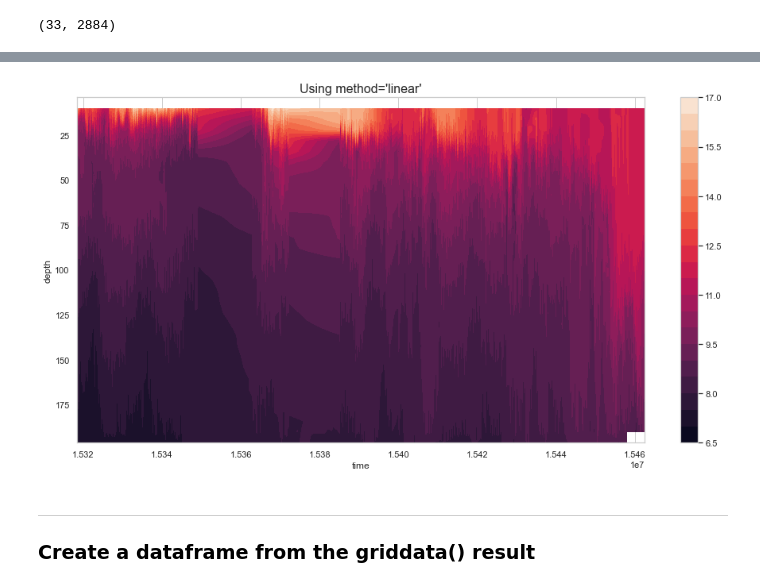
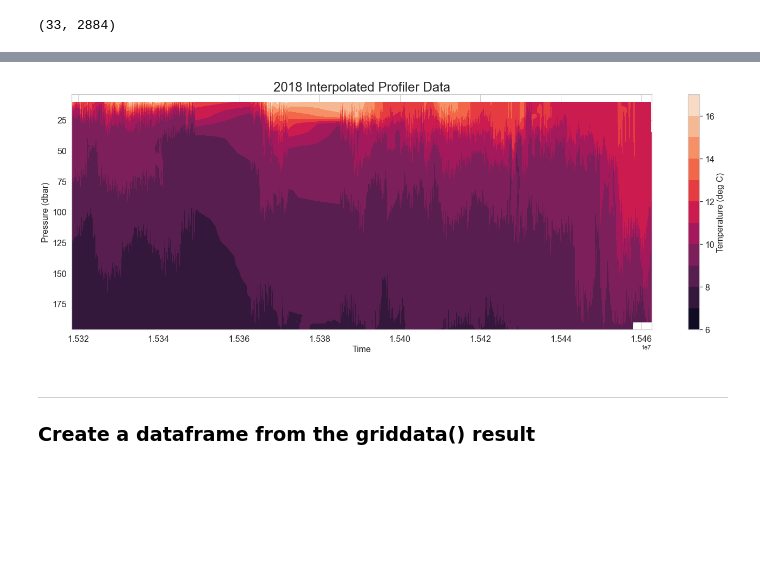
Before and after one commit to dgumustel/coastal-upwelling, a Jupyter notebook: notebooks/08_interpolation_griddata.ipynb, the cells around one changed output, grey strips where cells are left out. Cells and saved outputs as stored; diff of their text form; code cells hidden in the pictures; blank space fills up the shorter version.

Commit message:
Updated visuals

```diff
--- a/notebooks/08_interpolation_griddata.ipynb
+++ b/notebooks/08_interpolation_griddata.ipynb
@@ -238,4 +180,4 @@ plt.xticks(rotation=35);
 ### Using `griddata()`
 Apparently it's recommended that you add gaps in AFTER interpolating instead of removing the data prior to interpolating. Might delete everything above later... According to: https://www.mathworks.com/matlabcentral/answers/363643-use-griddata-ignoring-gaps-in-data
 # %%
-df
+df = profiler_data
@@ -522,17 +485,24 @@ zi_linear = griddata((x,y),z,(xi,yi),method='linear', rescale=True)
 # %%
-fig, ax = plt.subplots(figsize=(16,8))
+fig, ax = plt.subplots(figsize=(24,8))
 
-cs2 = ax.contourf(xi,yi,zi_linear, levels=20)
-plt.colorbar(cs2, ax=ax)
+cs2 = ax.contourf(xi,yi,zi_linear, levels=10)
+cb = plt.colorbar(cs2, ax=ax)
 # ax2.plot(x,y,'k.')
-ax.set_xlabel('time')
-ax.set_ylabel('depth')
+ax.set_xlabel('Time',fontsize=16)
+ax.set_ylabel('Pressure (dbar)',fontsize=16)
 ax.invert_yaxis()
-ax.set_title("Using method='linear'",fontsize=16)
+ax.set_title("2018 Interpolated Profiler Data",fontsize=24)
+
+plt.tick_params(axis='both', which='major', labelsize=16)
+
+
+# cb = fig.colorbar(sc,ax=ax)
+cb.set_label(label='Temperature (deg C)', size=16)
+cb.ax.tick_params(labelsize=16)
 
 plt.savefig('../figures/2018_gridded.png')
 # %% [output]
-[figure, old version]
+[figure, new version]
 # %% [markdown]
 ---
 ### Create a dataframe from the griddata() result
```
Also changed, not shown: parts of 17 cells of this notebook.
